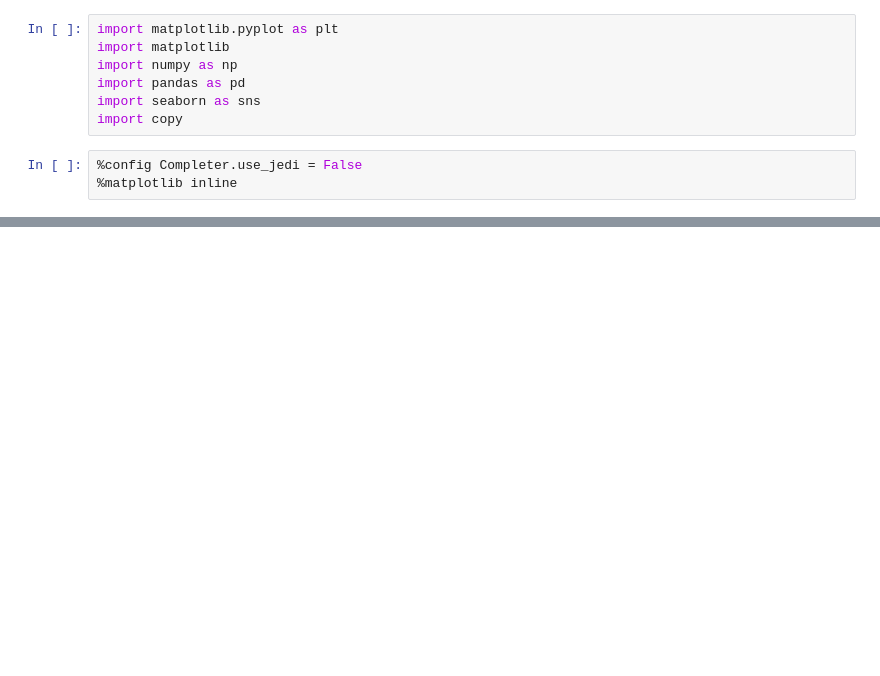
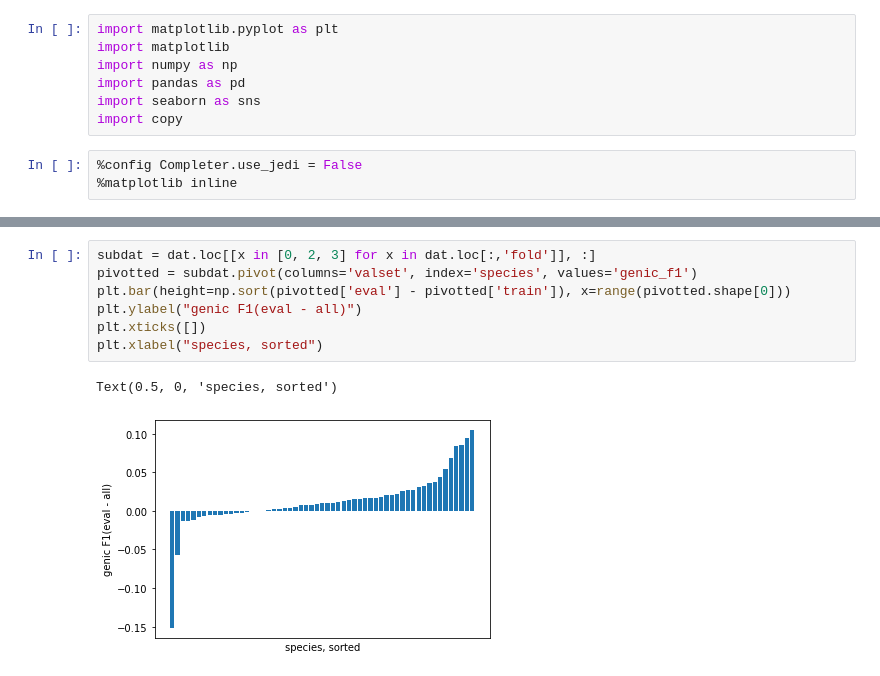
Before and after one commit to weberlab-hhu/helixer_scratch, a Jupyter notebook: notebooks/valmix.ipynb, the cells around one changed output, grey strips where cells are left out. Saved outputs shown, nothing was run; the diff lists cells and outputs as text; blank space fills up the shorter version.

```diff
--- a/notebooks/valmix.ipynb
+++ b/notebooks/valmix.ipynb
@@ -35,0 +102,10 @@ plt.xlabel("species, sorted")
+# %%
+subdat = dat.loc[[x in [0, 2, 3] for x in dat.loc[:,'fold']], :]
+pivotted = subdat.pivot(columns='valset', index='species', values='genic_f1')
+plt.bar(height=np.sort(pivotted['eval'] - pivotted['train']), x=range(pivotted.shape[0]))
+plt.ylabel("genic F1(eval - all)")
+plt.xticks([])
+plt.xlabel("species, sorted")
+# %% [output]
+Text(0.5, 0, 'species, sorted')
+[figure, added]
```
Also changed, not shown: parts of 16 cells of this notebook, 5 other files.
